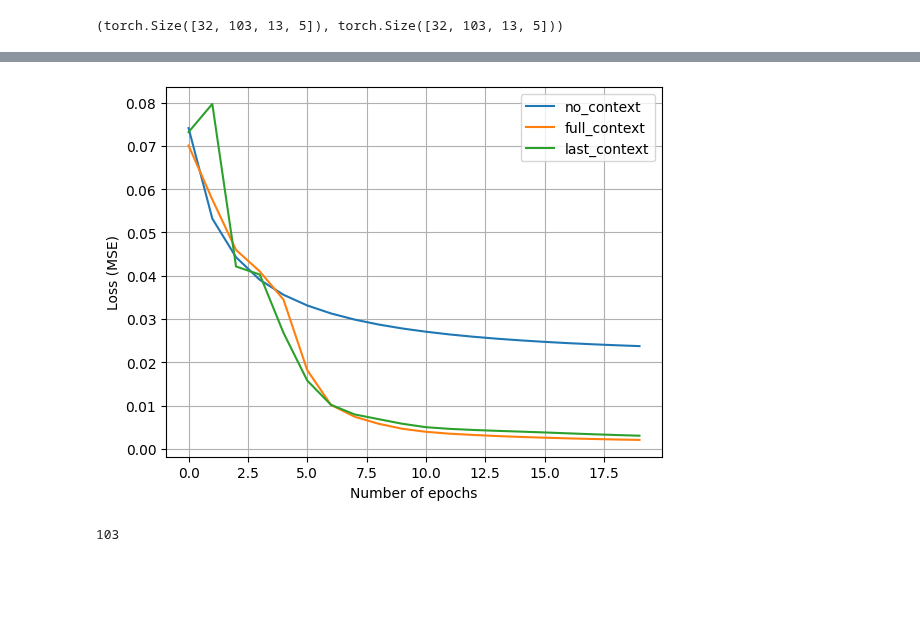
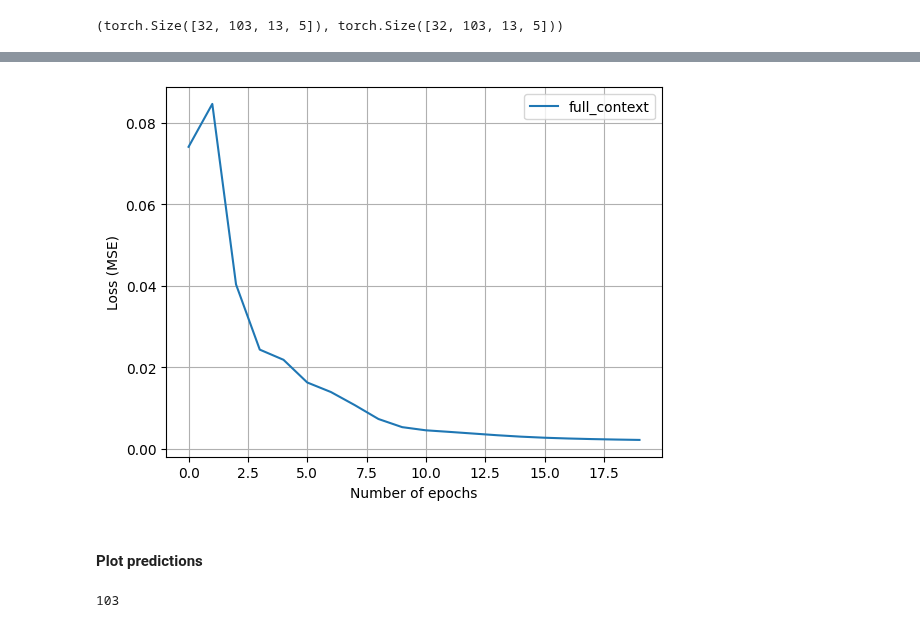
Before and after one commit to ejbrun/koopman_learning_tropical_cyclone, a Jupyter notebook: examples/koopman_seq2seq_kernel.ipynb, the cells around one changed output, grey strips where cells are left out. Saved outputs shown, nothing was run; the diff lists cells and outputs as text; code cells hidden in the pictures; blank space fills up the shorter version.

```diff
--- a/examples/koopman_seq2seq_kernel.ipynb
+++ b/examples/koopman_seq2seq_kernel.ipynb
@@ -248,0 +281,5 @@ input_length
+# %%
+m = nn.Dropout(p=0.2)
+input = torch.randn(12, 4)
+# output = input
+output = m(input)
@@ -248,0 +329,3 @@ input_length
+# %%
+i = 13
+inputs, labels = tensor_context_inps[:,i], tensor_context_tgts[:,i]
@@ -249,8 +344,4 @@ input_length
 # %%
-from torch.utils.tensorboard import SummaryWriter
-from datetime import datetime
-from matplotlib import pyplot as plt
-
 def train_one_epoch(model: KoopmanKernelSeq2Seq, optimizer, loss_fun, scheduler, epoch_index, tb_writer, tensor_context_inps, tensor_context_tgts):
     """From https://pytorch.org/tutorials/beginner/introyt/trainingyt.html."""
 
@@ -301,17 +392,19 @@ def train_one_epoch(model: KoopmanKernelSeq2Seq, optimizer, loss_fun, scheduler,
     return last_loss
 
 
-def train_KKSeq2Seq(n_epochs, context_mode):
+def train_KKSeq2Seq(num_epochs, context_mode) -> tuple[KoopmanKernelSeq2Seq, list]:
+
+    if flag_params["train_output_length"] != 1:
+        raise Exception("This function still requires output_length = 1.")
 
     rbf = RBFKernel(length_scale=1E-1)
-    flag_params["koopman_kernel_num_centers"] = 1000
 
     #TODO some parameters don't play a role in model definition -> remove them
     koopkernelmodel = KoopmanKernelSeq2Seq(
         kernel=rbf,
         input_dim = num_feats,
-        input_length = 13,
-        output_length = 1,
+        input_length = flag_params["input_length"],
+        output_length = flag_params["train_output_length"],
         output_dim = 1,
         num_steps = 1,
         num_nys_centers = flag_params["koopman_kernel_num_centers"],
@@ -335,22 +428,21 @@ def train_KKSeq2Seq(n_epochs, context_mode):
 
     epoch_index = 1
     train_loss = []
-    for epoch_index, epoch in enumerate(range(n_epochs)):
+    for epoch_index, epoch in enumerate(range(num_epochs)):
         train_loss.append(train_one_epoch(koopkernelmodel, optimizer, loss_koopkernel, scheduler, epoch_index, tb_writer, tensor_context_inps, tensor_context_tgts))
 
 
     return koopkernelmodel, train_loss
 # %%
-n_epochs = 20
 context_modes = [
-    "no_context",
+    # "no_context",
     "full_context",
-    "last_context",
+    # "last_context",
 ]
 models = {}
 train_losses = {}
 for cm in context_modes:
-    m, tl = train_KKSeq2Seq(n_epochs, cm)
+    m, tl = train_KKSeq2Seq(flag_params["num_epochs"], cm)
     models[cm] = m
     train_losses[cm] = tl
 # %% [output]
@@ -374,21 +466,23 @@ range(0, 103)
 # %%
 fig, ax = plt.subplots()
 
 for idx, cm in enumerate(context_modes):
-    ax.plot(range(n_epochs), train_losses[cm], color = f"C{idx}", label = cm)
+    ax.plot(range(flag_params["num_epochs"]), train_losses[cm], color = f"C{idx}", label = cm)
 # ax.set_yscale("log")
 ax.set_xlabel("Number of epochs")
 ax.set_ylabel("Loss (MSE)")
 ax.legend()
 ax.grid()
 
-save_path = os.path.join(
-    "../plots/", "koopman_seq2seq/"
-)
-os.makedirs(save_path, exist_ok=True)
-fig.savefig(os.path.join(save_path, "context_mode_comparison.png"), bbox_inches='tight')
+# save_path = os.path.join(
+#     "../plots/", "koopman_seq2seq/"
+# )
+# os.makedirs(save_path, exist_ok=True)
+# fig.savefig(os.path.join(save_path, "context_mode_comparison.png"), bbox_inches='tight')
 # %% [output]
-[figure, old version]
+[figure, new version]
+# %% [markdown]
+#### Plot predictions
 # %%
 tensor_context_inps.shape[1]
 # %% [output]
```
Also changed, not shown: parts of 57 cells of this notebook, 2 other files.
